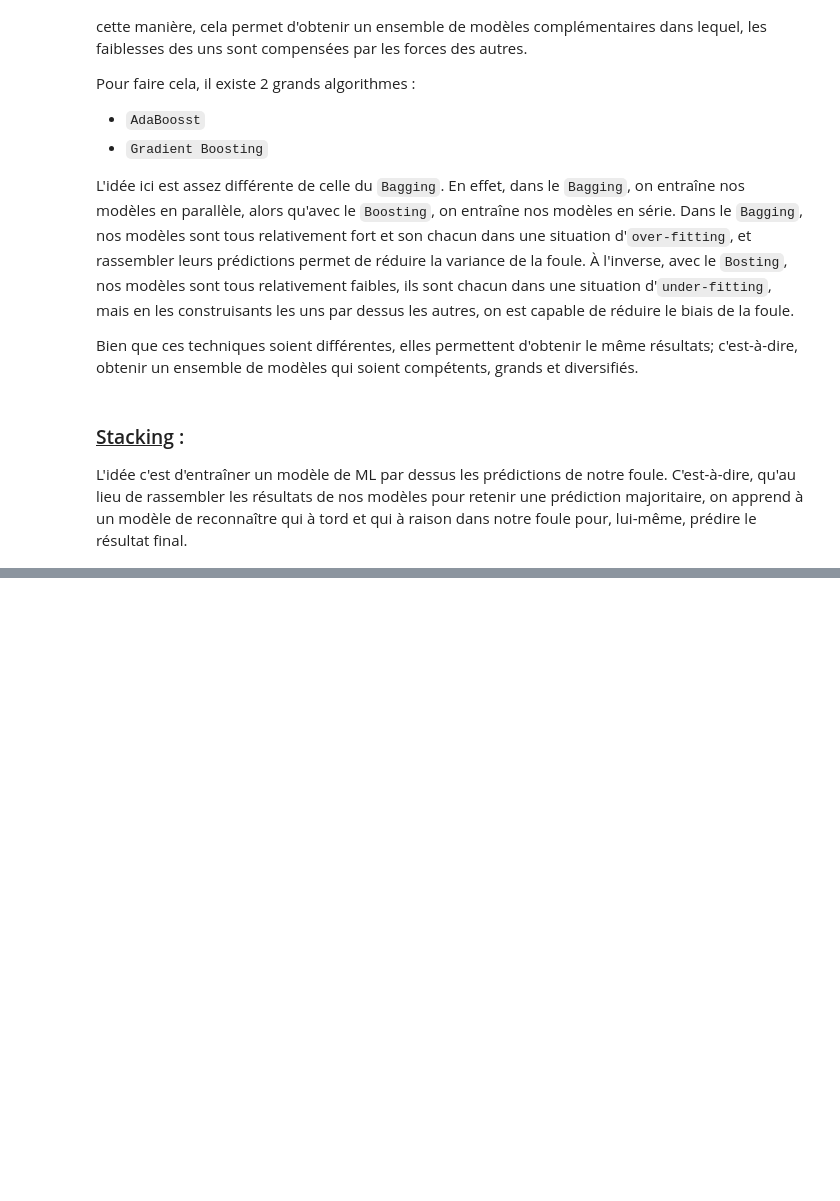
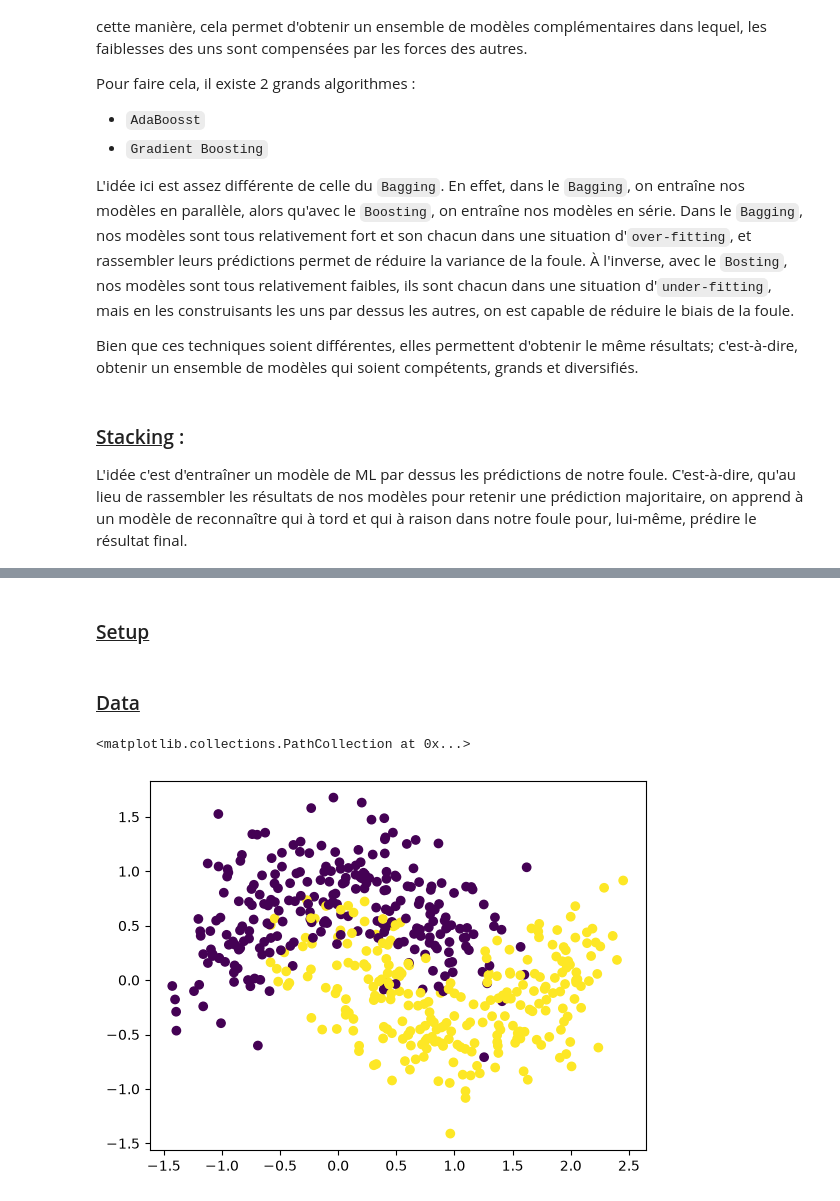
Before and after one commit to JDVegas/AI-Practical_ML-PRO, a Jupyter notebook: Python_Spercial_ML/25_Ensemble_Learning.ipynb, the cells around one changed output, grey strips where cells are left out. Drawn from its saved outputs; the diff is of its cells as text; code cells hidden in the pictures; blank space fills up the shorter version.

```diff
--- a/Python_Spercial_ML/25_Ensemble_Learning.ipynb
+++ b/Python_Spercial_ML/25_Ensemble_Learning.ipynb
@@ -54,0 +72,2 @@ Pour commencer, on va voir les classes `VotingClassifier` et `VotingRegressor`,
+# %% [markdown]
+<h3><u>Setup</u></h3>
@@ -54,0 +90,11 @@ Pour commencer, on va voir les classes `VotingClassifier` et `VotingRegressor`,
+# %% [markdown]
+<h3><u>Data</u></h3>
+# %%
+# Generate synthetic data
+X, y =  make_moons(n_samples=500, noise=0.3, random_state=0)
+
+# Display the data
+plt.scatter(X[:,0], X[:,1], c=y)
+# %% [output]
+<matplotlib.collections.PathCollection at 0x...>
+[figure, added]
```
Also changed, not shown: parts of 11 cells of this notebook.
